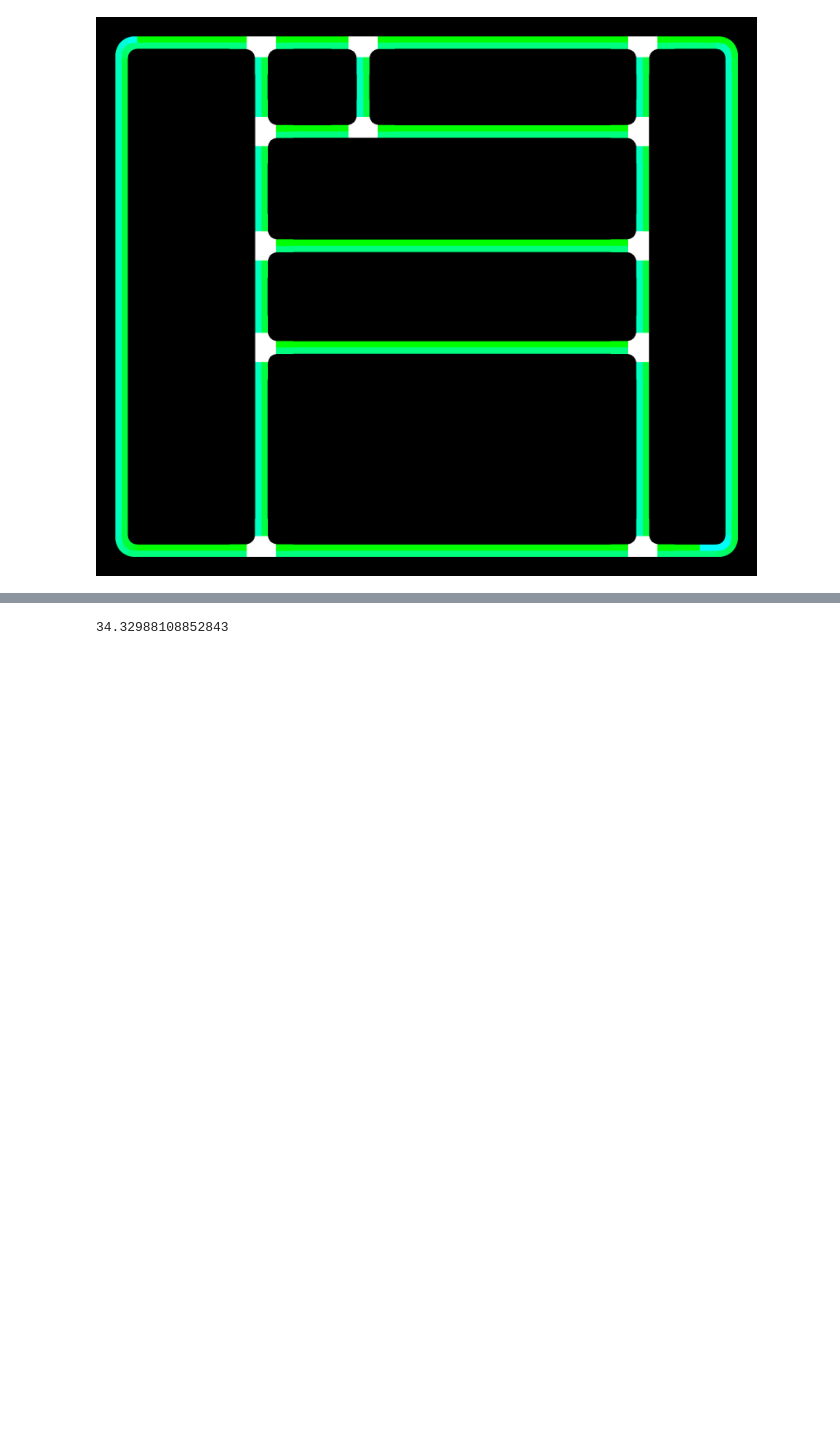
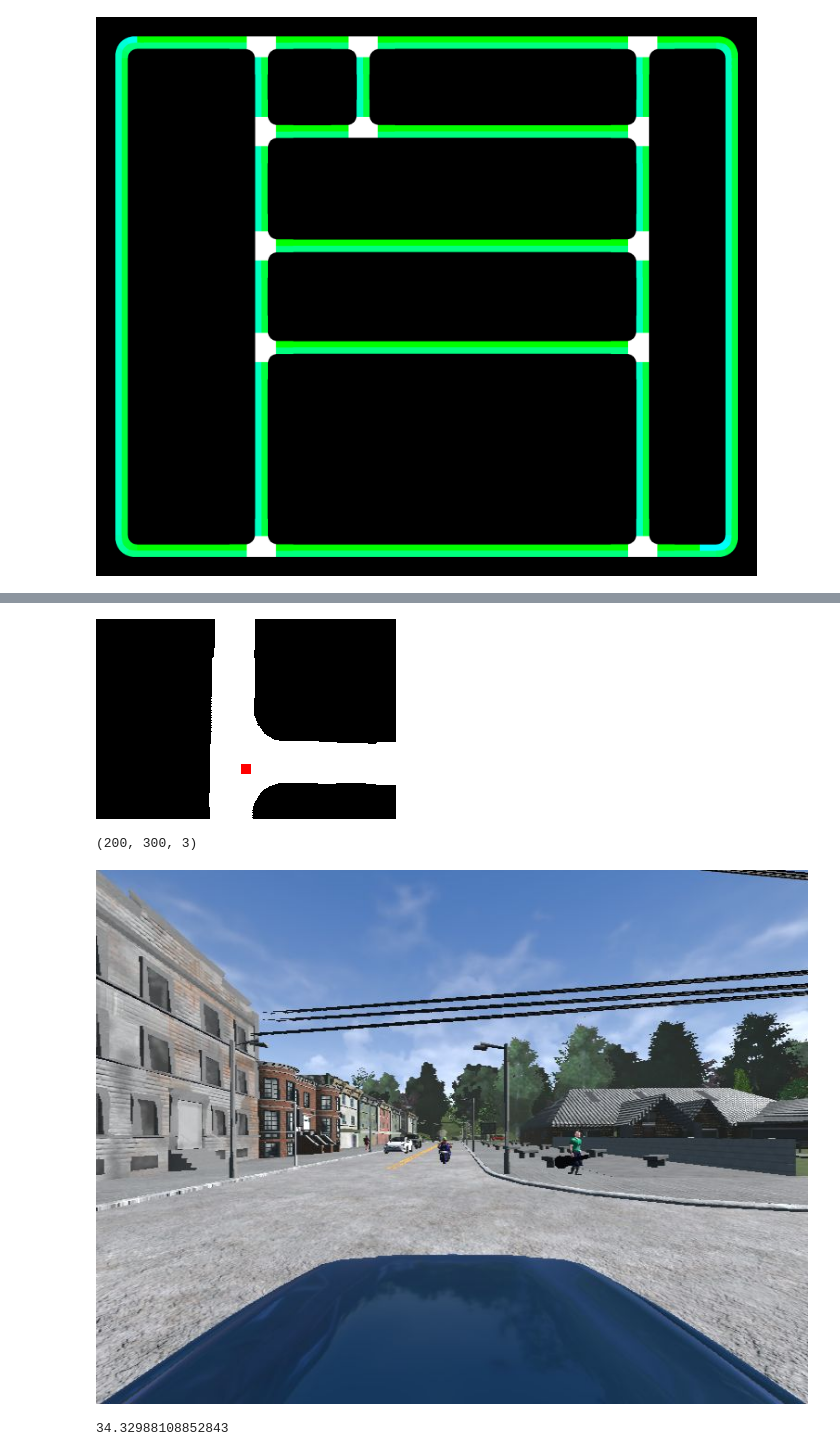
Before and after one commit to gy20073/aws, a Jupyter notebook: MKZ/human_process/explore_map.ipynb, the cells around one changed output, grey strips where cells are left out. Drawn from its saved outputs; the diff is of its cells as text; code cells hidden in the pictures; blank space fills up the shorter version.

```diff
--- a/MKZ/human_process/explore_map.ipynb
+++ b/MKZ/human_process/explore_map.ipynb
@@ -362,0 +381,23 @@ showarray(cv2.imdecode(im_h5[item], 1)[:,:,::-1])
+# %%
+h5path = "/scratch/yang/aws_data/carla_collect/second_town02/default_ImageSizeX=700_WeatherId=01/data_00001.h5"
+import h5py
+f = h5py.File(h5path, "r")
+loc = f['targets'][:, 8:10]
+ori = f['targets'][:, 21:23]
+im_h5 = f['CameraMiddle']
+# %%
+sys.path.append("../../CIL_modular/utils/")
+import mapping_helper
+reload(mapping_helper)
+helper = mapping_helper.mapping_helper(30.0)
+# %%
+item = 70
+m = helper.get_map("02", loc[item, :], ori[item])
+im = helper.map_to_debug_image(m)
+showarray(im)
+print(im.shape)
+showarray(cv2.imdecode(im_h5[item], 1)[:,:,::-1])
+# %% [output]
+[figure, added]
+(200, 300, 3)
+[figure, added]
```
Also changed, not shown: parts of 16 cells of this notebook.
